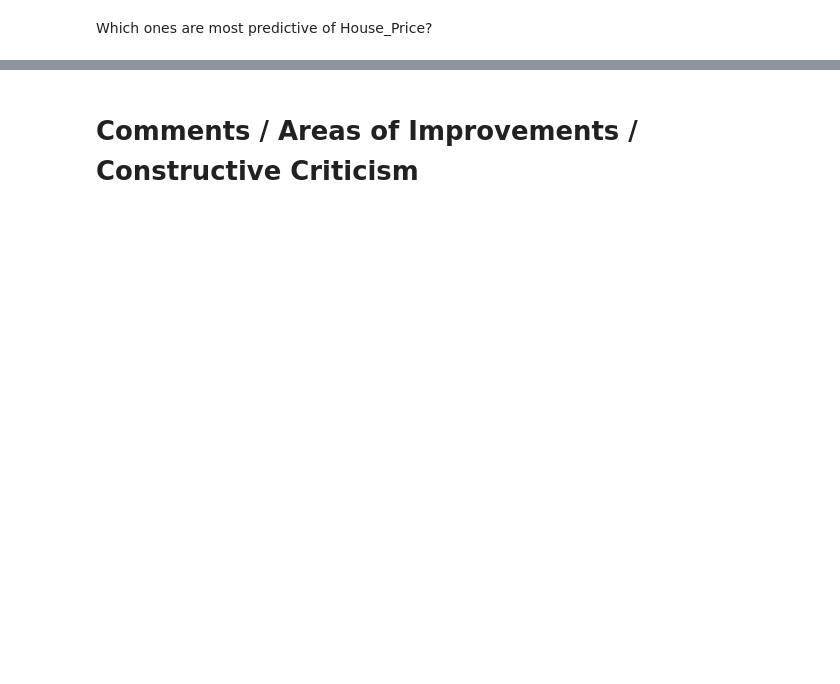
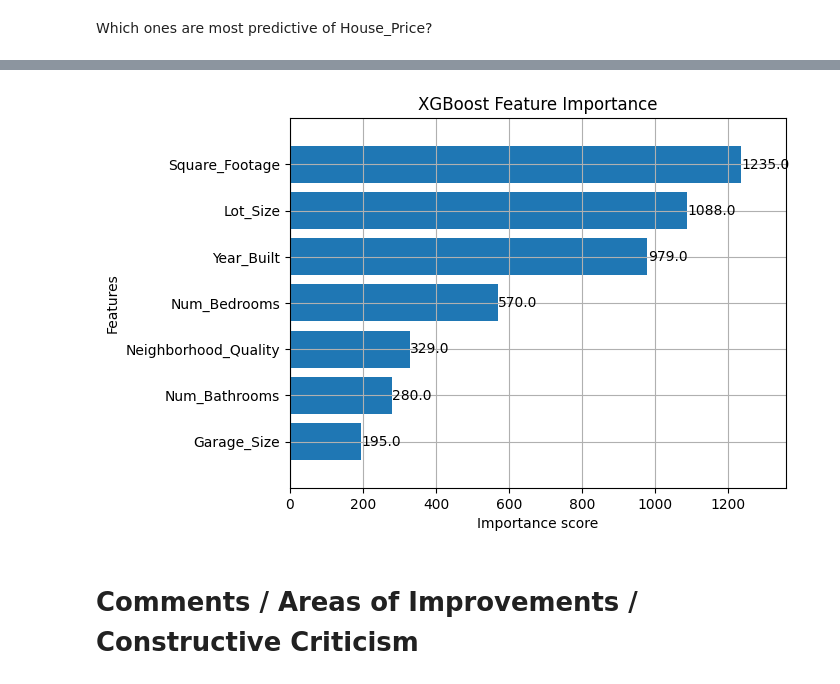
Before and after one commit to mwallendjack/MCW_personal-data-science-project, a Jupyter notebook: Regression EDA.ipynb, the cells around one changed output, grey strips where cells are left out. Cells and saved outputs as stored; diff of their text form; code cells hidden in the pictures; blank space fills up the shorter version.

Commit message:
Included XGBoost and Stopped with good results

```diff
--- a/Regression EDA.ipynb
+++ b/Regression EDA.ipynb
@@ -202,0 +325,19 @@ for n in [10, 50, 100, 200, 500]:
+# %%
+
+# Create and fit model
+xgb_model = XGBRegressor(n_estimators=100, learning_rate=0.1, random_state=42)
+xgb_model.fit(X2_train, y2_train)  # Use your full feature training set
+
+# Predict
+xgb_preds = xgb_model.predict(X2_test)
+
+#Printing Results from Previous Models
+evaluate("Linear Regression (Square Footage)", y1_test, lr_preds)
+evaluate("Random Forest (All Features)", y2_test, rf_preds)
+
+
+# Evaluate
+print("XGBoost Performance")
+print(f"R² Score: {r2_score(y2_test, xgb_preds):.2f}")
+print(f"MAE real-world error: {mean_absolute_error(y2_test, xgb_preds):,.2f}")
+print(f"RMSE: {np.sqrt(mean_squared_error(y2_test, xgb_preds)):,.2f}")
@@ -203,2 +367,8 @@ for n in [10, 50, 100, 200, 500]:
+# %%
+plot_importance(xgb_model, height=0.8)
+plt.title("XGBoost Feature Importance")
+plt.show()
+# %% [output]
+[figure, added]
 # %% [markdown]
 # Comments / Areas of Improvements / Constructive Criticism
```
Also changed, not shown: parts of 23 cells of this notebook.
